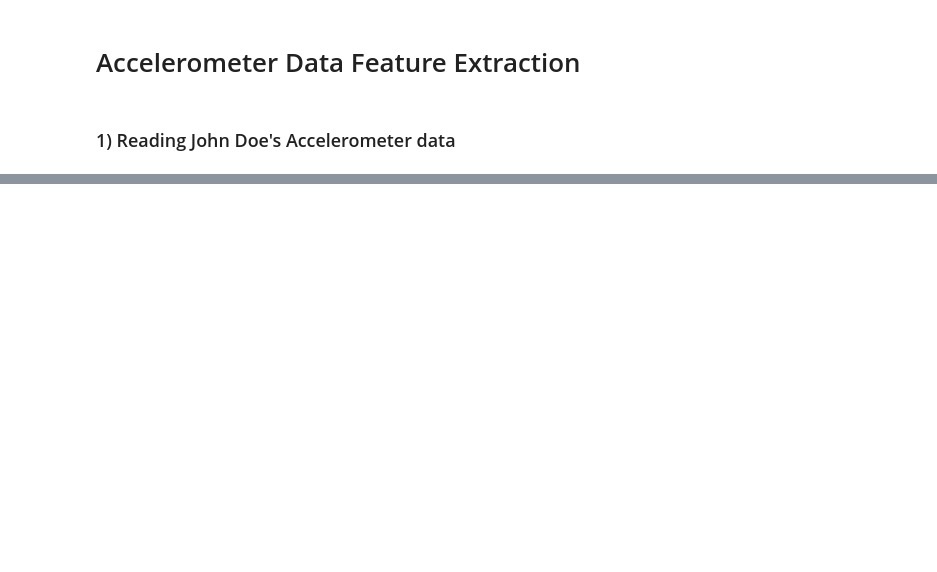
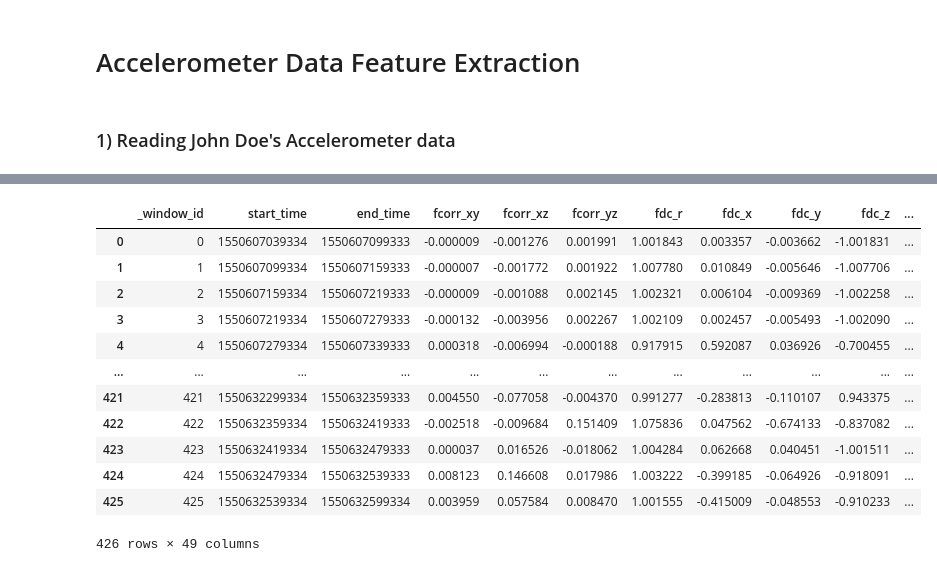
Before and after one commit to ubicomp-lab/fe_accelerometer, a Jupyter notebook: accelerometer.ipynb, the cells around one changed output, grey strips where cells are left out. Drawn from its saved outputs; the diff is of its cells as text; code cells hidden in the pictures; blank space fills up the shorter version.

```diff
--- a/accelerometer.ipynb
+++ b/accelerometer.ipynb
@@ -20,11 +20,11 @@ style.use('dark_background')
 # %% [markdown]
 ### 1) Reading John Doe's Accelerometer data
 # %%
-df_acc = pd.read_csv("../../../data/johndoe.csv", header=None)
+df_acc = pd.read_csv("../../../data/accelerometer/835b51bd-ee31-49e8-a653-cb75a7e4c98e.csv", header=None)
 df_acc.columns = ['_id1', '_id2', 'timestamp', 'device_id', 'double_x', 'double_y', 'double_z', 'accuracy', 'label']
 df_acc.device_id='John Doe'
 df_acc = df_acc.sort_values(by=['timestamp']).reset_index(drop=True)[['timestamp', 'device_id', 'double_x', 'double_y', 'double_z', 'accuracy', 'label']]
-# df_acc = df_acc[0:100000]
+df_acc = df_acc[0:1000000]
 # %%
 def ecdfRep(data, components):
     #
@@ -64,10 +64,13 @@ def featurize_window(df_fw, feature_list, mode, window_size_in_minutes):
 
     if mode > 0 and mode < 3:
         if df_fw.index.size >= (30*window_size_in_minutes):
+            df_fw.double_x = df_fw.double_x.replace({0:1e-08})
+            df_fw.double_y = df_fw.double_y.replace({0:1e-08})
+            df_fw.double_z = df_fw.double_z.replace({0:1e-08})
             f_x = scipy.interpolate.interp1d(df_fw.timestamp, df_fw.double_x)
             f_y = scipy.interpolate.interp1d(df_fw.timestamp, df_fw.double_y)
             f_z = scipy.interpolate.interp1d(df_fw.timestamp, df_fw.double_z)
-            r = np.sqrt(df_fw.double_x**2 + df_fw.double_y**2 + df_fw.double_z**2)
+            r = (np.sqrt(df_fw.double_x**2 + df_fw.double_y**2 + df_fw.double_z**2)).replace({0:1e-08})
             f_r = scipy.interpolate.interp1d(df_fw.timestamp, r)
             xnew = []
             step = (df_fw.timestamp.iloc[-1] - df_fw.timestamp.iloc[0]) /df_fw.index.size
@@ -308,0 +407,16 @@ Percentage:  0.6505129797943331 %
+# %%
+df_feature_windows
+# %% [output]
+|  | _window_id | start_time | end_time | fcorr_xy | fcorr_xz | fcorr_yz | fdc_r | fdc_x | fdc_y | fdc_z | ... |
+| 0 | 0 | 1550607039334 | 1550607099333 | -0.000009 | -0.001276 | 0.001991 | 1.001843 | 0.003357 | -0.003662 | -1.001831 | ... |
+| 1 | 1 | 1550607099334 | 1550607159333 | -0.000007 | -0.001772 | 0.001922 | 1.007780 | 0.010849 | -0.005646 | -1.007706 | ... |
+| 2 | 2 | 1550607159334 | 1550607219333 | -0.000009 | -0.001088 | 0.002145 | 1.002321 | 0.006104 | -0.009369 | -1.002258 | ... |
+| 3 | 3 | 1550607219334 | 1550607279333 | -0.000132 | -0.003956 | 0.002267 | 1.002109 | 0.002457 | -0.005493 | -1.002090 | ... |
+| 4 | 4 | 1550607279334 | 1550607339333 | 0.000318 | -0.006994 | -0.000188 | 0.917915 | 0.592087 | 0.036926 | -0.700455 | ... |
+| ... | ... | ... | ... | ... | ... | ... | ... | ... | ... | ... | ... |
+| 421 | 421 | 1550632299334 | 1550632359333 | 0.004550 | -0.077058 | -0.004370 | 0.991277 | -0.283813 | -0.110107 | 0.943375 | ... |
+| 422 | 422 | 1550632359334 | 1550632419333 | -0.002518 | -0.009684 | 0.151409 | 1.075836 | 0.047562 | -0.674133 | -0.837082 | ... |
+| 423 | 423 | 1550632419334 | 1550632479333 | 0.000037 | 0.016526 | -0.018062 | 1.004284 | 0.062668 | 0.040451 | -1.001511 | ... |
+| 424 | 424 | 1550632479334 | 1550632539333 | 0.008123 | 0.146608 | 0.017986 | 1.003222 | -0.399185 | -0.064926 | -0.918091 | ... |
+| 425 | 425 | 1550632539334 | 1550632599334 | 0.003959 | 0.057584 | 0.008470 | 1.001555 | -0.415009 | -0.048553 | -0.910233 | ... |
+426 rows × 49 columns
```
Also changed, not shown: parts of 6 cells of this notebook, 2 other files.
